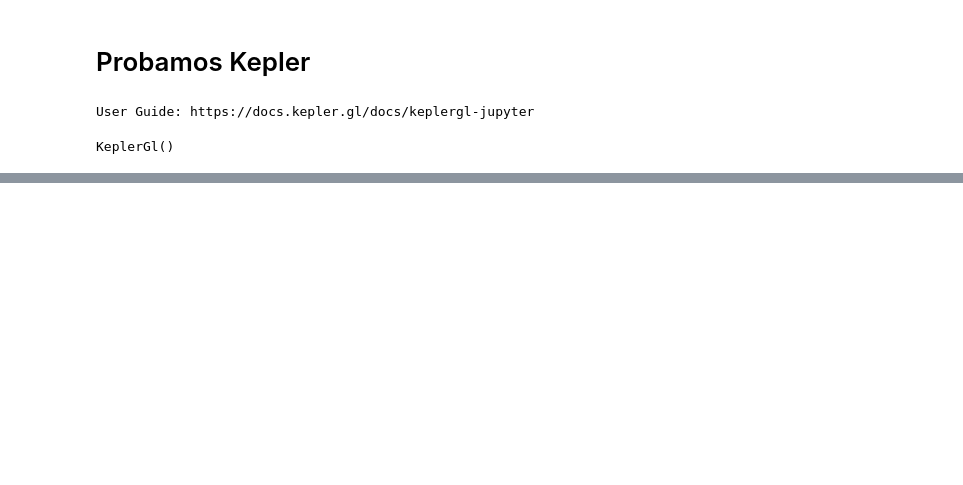
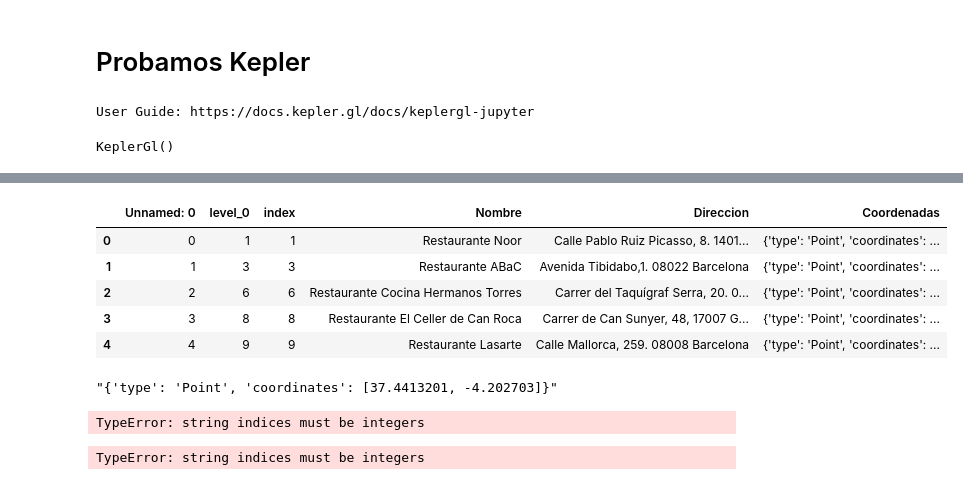
Before and after one commit to inigomuguiro/Las-rutas-de-IGNACIO, a Jupyter notebook: Pruebas proyecto final.ipynb, the cells around one changed output, grey strips where cells are left out. Saved outputs shown, nothing was run; the diff lists cells and outputs as text; code cells hidden in the pictures; blank space fills up the shorter version.

```diff
--- a/Pruebas proyecto final.ipynb
+++ b/Pruebas proyecto final.ipynb
@@ -415,0 +533,15 @@ RuntimeError: b'no arguments in initialization list'
+# %%
+datos = pd.read_csv("guia_reps")
+# %%
+datos.head()
+# %% [output]
+|  | Unnamed: 0 | level_0 | index | Nombre | Direccion | Coordenadas |
+| 0 | 0 | 1 | 1 | Restaurante Noor | Calle Pablo Ruiz Picasso, 8. 1401... | {'type': 'Point', 'coordinates': ... |
+| 1 | 1 | 3 | 3 | Restaurante ABaC | Avenida Tibidabo,1. 08022 Barcelona | {'type': 'Point', 'coordinates': ... |
+| 2 | 2 | 6 | 6 | Restaurante Cocina Hermanos Torres | Carrer del Taquígraf Serra, 20. 0... | {'type': 'Point', 'coordinates': ... |
+| 3 | 3 | 8 | 8 | Restaurante El Celler de Can Roca | Carrer de Can Sunyer, 48, 17007 G... | {'type': 'Point', 'coordinates': ... |
+| 4 | 4 | 9 | 9 | Restaurante Lasarte | Calle Mallorca, 259. 08008 Barcelona | {'type': 'Point', 'coordinates': ... |
+# %%
+datos.loc[0]["Coordenadas"]
+# %% [output]
+"{'type': 'Point', 'coordinates': [37.4413201, -4.202703]}"
@@ -415,0 +552,8 @@ RuntimeError: b'no arguments in initialization list'
+# %%
+supervivencia(datos.loc[0]["Coordenadas"])
+# %% [output]
+TypeError: string indices must be integers
+# %%
+datos["Coordenadas"] = datos.Coordenadas.apply(supervivencia)
+# %% [output]
+TypeError: string indices must be integers
```
Also changed, not shown: parts of 126 cells of this notebook, 31 other files.
